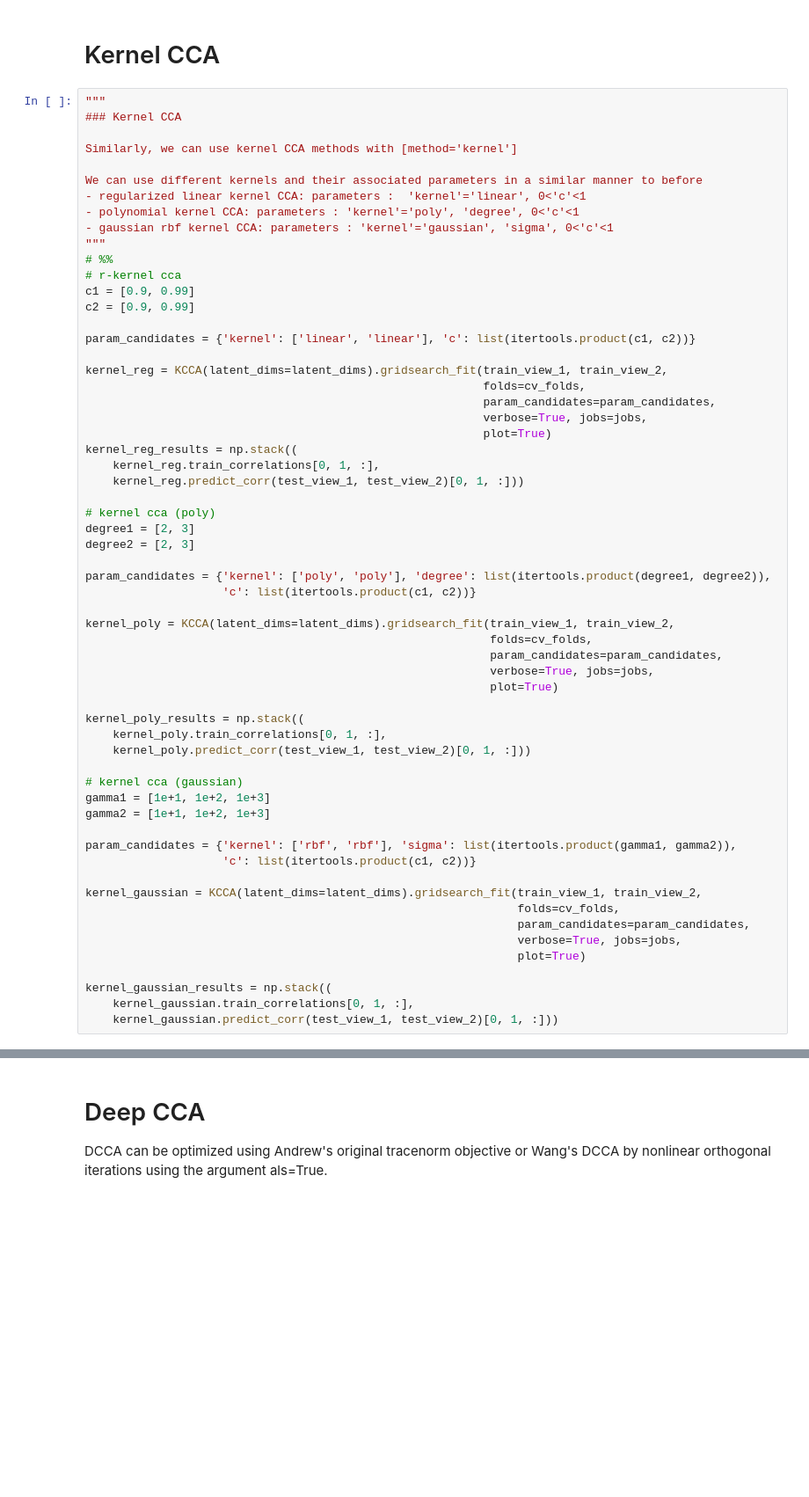
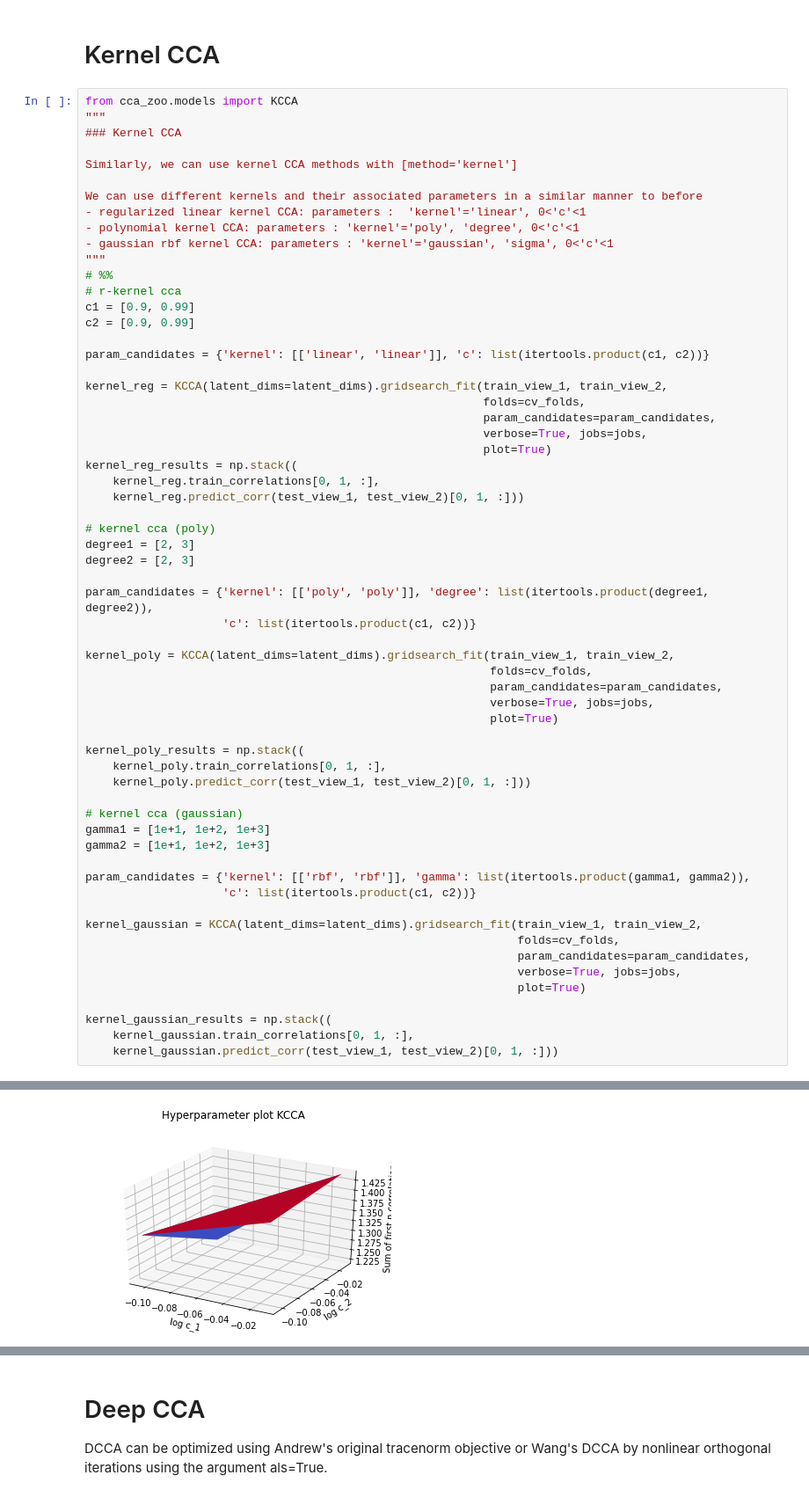
Before and after one commit to jameschapman19/cca_zoo, a Jupyter notebook: tutorial_notebooks/cca_zoo_tutorial.ipynb, the cells around one changed output, grey strips where cells are left out. Shown at 88% size. Cells and saved outputs as stored; diff of their text form; blank space fills up the shorter version.

```diff
--- a/tutorial_notebooks/cca_zoo_tutorial.ipynb
+++ b/tutorial_notebooks/cca_zoo_tutorial.ipynb
@@ -304,6 +315,7 @@ Standard deviation :  0.15833033841844305
 # %% [markdown]
 # Kernel CCA
 # %%
+from cca_zoo.models import KCCA
 """
 ### Kernel CCA
 
@@ -319,7 +331,7 @@ We can use different kernels and their associated parameters in a similar manner
 c1 = [0.9, 0.99]
 c2 = [0.9, 0.99]
 
-param_candidates = {'kernel': ['linear', 'linear'], 'c': list(itertools.product(c1, c2))}
+param_candidates = {'kernel': [['linear', 'linear']], 'c': list(itertools.product(c1, c2))}
 
 kernel_reg = KCCA(latent_dims=latent_dims).gridsearch_fit(train_view_1, train_view_2,
                                                           folds=cv_folds,
@@ -334,7 +346,7 @@ kernel_reg_results = np.stack((
 degree1 = [2, 3]
 degree2 = [2, 3]
 
-param_candidates = {'kernel': ['poly', 'poly'], 'degree': list(itertools.product(degree1, degree2)),
+param_candidates = {'kernel': [['poly', 'poly']], 'degree': list(itertools.product(degree1, degree2)),
                     'c': list(itertools.product(c1, c2))}
 
 kernel_poly = KCCA(latent_dims=latent_dims).gridsearch_fit(train_view_1, train_view_2,
@@ -351,7 +363,7 @@ kernel_poly_results = np.stack((
 gamma1 = [1e+1, 1e+2, 1e+3]
 gamma2 = [1e+1, 1e+2, 1e+3]
 
-param_candidates = {'kernel': ['rbf', 'rbf'], 'sigma': list(itertools.product(gamma1, gamma2)),
+param_candidates = {'kernel': [['rbf', 'rbf']], 'gamma': list(itertools.product(gamma1, gamma2)),
                     'c': list(itertools.product(c1, c2))}
 
 kernel_gaussian = KCCA(latent_dims=latent_dims).gridsearch_fit(train_view_1, train_view_2,
@@ -381,0 +394 @@ Standard deviation :  0.11774870350074017
+[figure, added]
```
Also changed, not shown: parts of 10 cells of this notebook.
